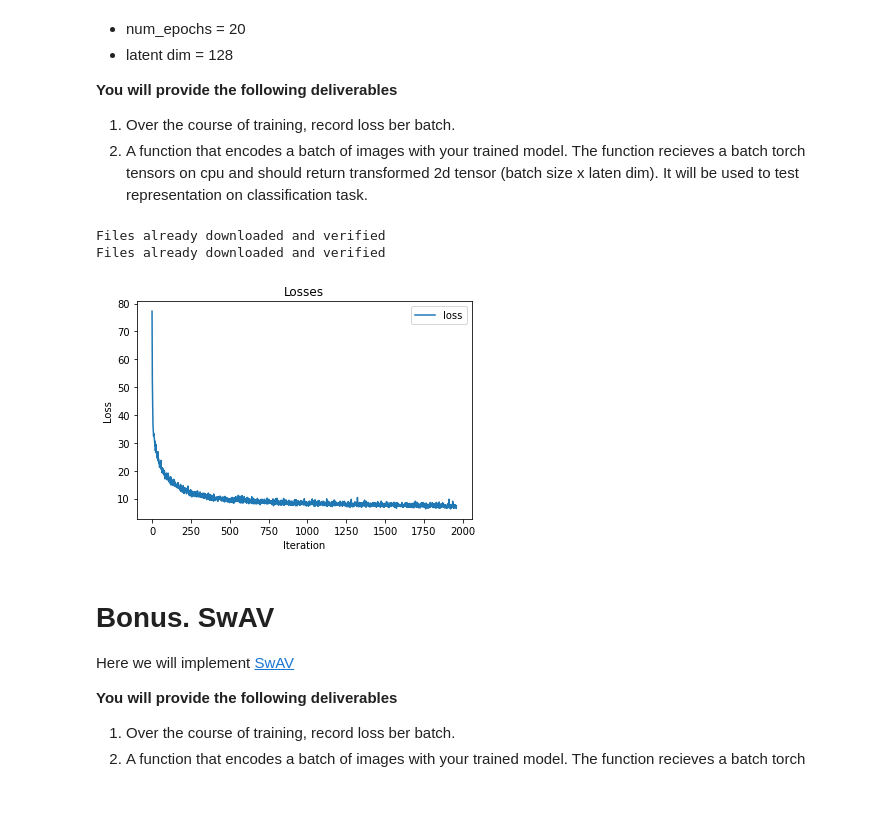
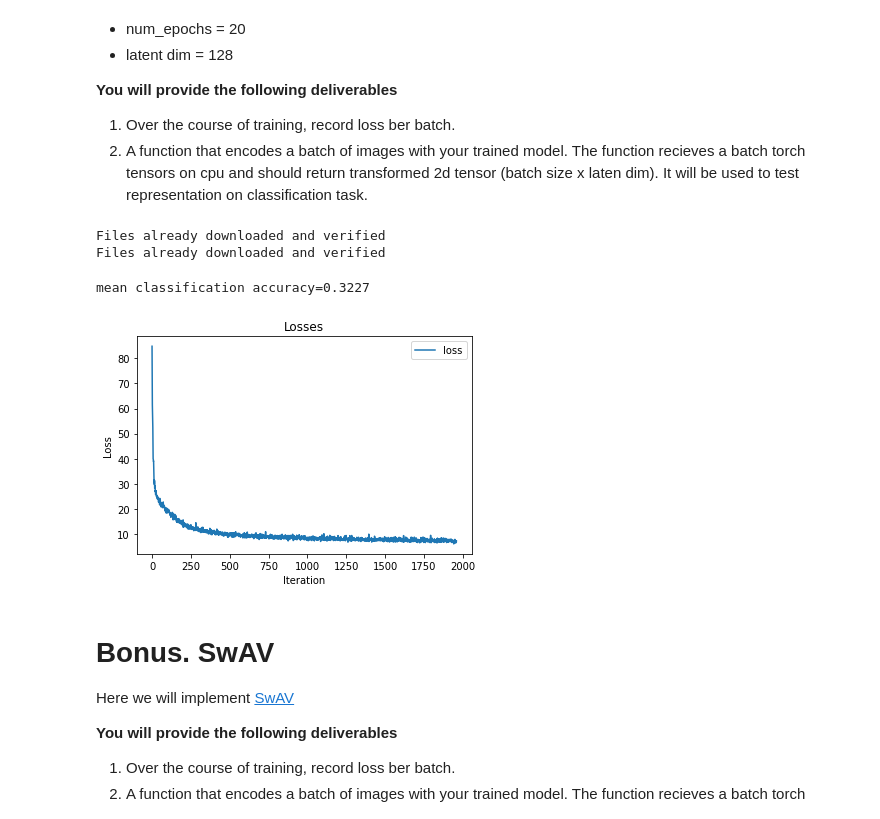
Before and after one commit to AntonPrazdnichnykh/dul_2021, a Jupyter notebook: Homework/hw11/Homework11_selfsupervised2.ipynb, the cells around one changed output. Drawn from its saved outputs; the diff is of its cells as text; code cells hidden in the pictures.

Commit message:
flag True

```diff
--- a/Homework/hw11/Homework11_selfsupervised2.ipynb
+++ b/Homework/hw11/Homework11_selfsupervised2.ipynb
@@ -289,7 +290,7 @@ class BarlowTwins(nn.Module):
   @torch.no_grad()
   def encode(self, batch):
     self.eval()
-    out = self.enc(batch.to(device))
+    out = self.net(batch.to(device))
     self.train()
     return out
 # %%
@@ -307,11 +308,12 @@ def q2(train_data, test_data):
     return losses, model.encode
 # %%
 # change flag to False if you want only to test your losses w/o accuracy (it takes around 4-5 minutes)
-q2_results(q2, False)
+q2_results(q2, True)
 # %% [output]
 Files already downloaded and verified
 Files already downloaded and verified
+mean classification accuracy=0.3227
-[figure, old version]
+[figure, new version]
 # %% [markdown]
 # Bonus. SwAV
 
```
Also changed, not shown: parts of 2 cells of this notebook.
